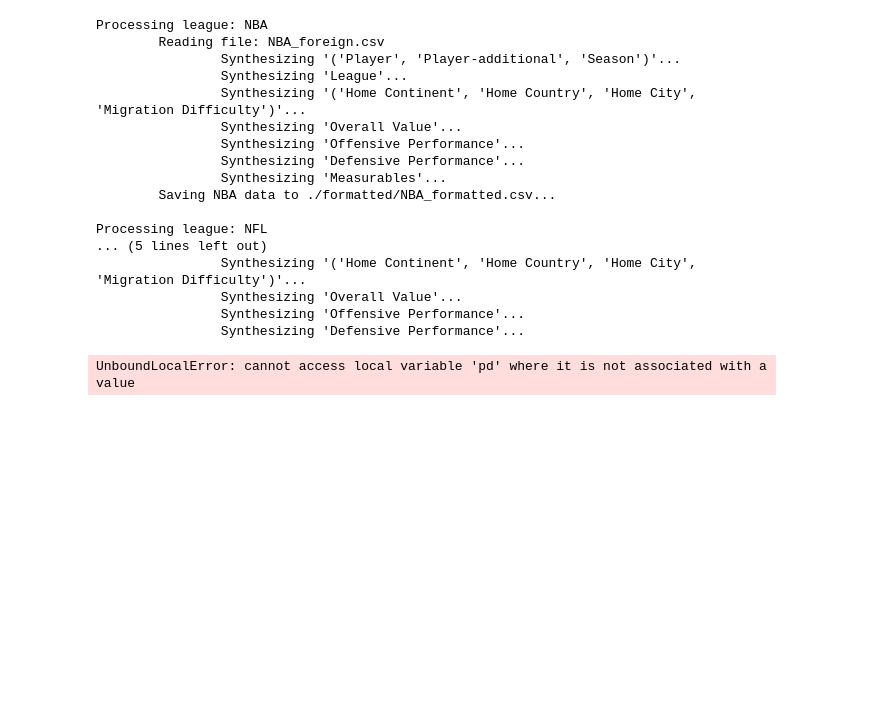
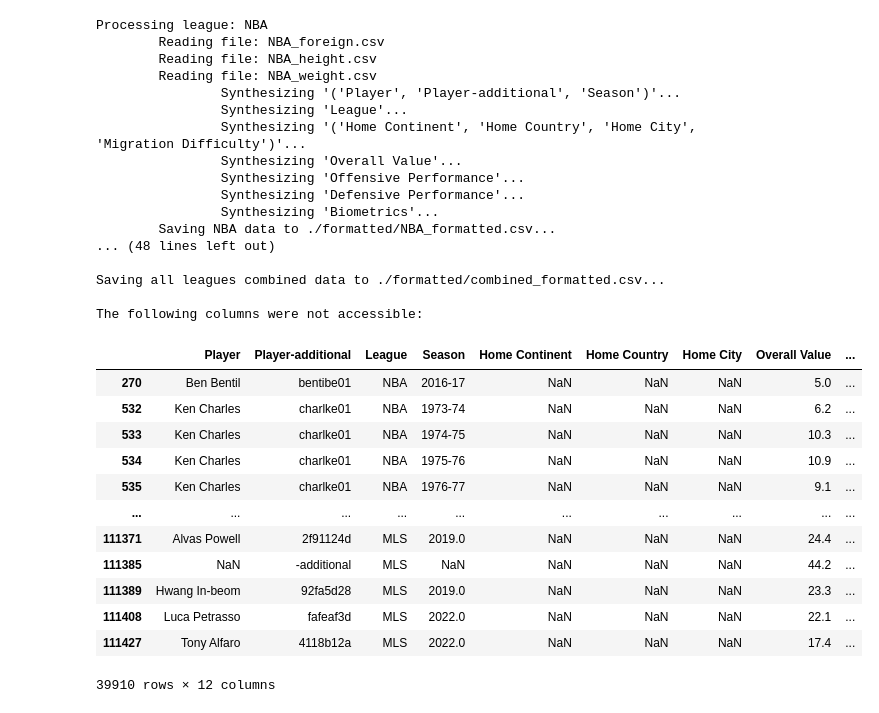
Before and after one commit to TB-DevAcc/non-american-in-us-sports-ranking, a Jupyter notebook: data_analysis/synthesize_columns.ipynb, the cells around one changed output. Cells and saved outputs as stored; diff of their text form; code cells hidden in the pictures; blank space fills up the shorter version.

```diff
--- a/data_analysis/synthesize_columns.ipynb
+++ b/data_analysis/synthesize_columns.ipynb
@@ -36,5 +53,7 @@ final_columns = ['Player', 'Player-additional', 'League', 'Season', 'Home Contin
 # %%
-inaccessable_columns = []
+inaccessable_columns = {
+    "Unknown": set(),
+    }
 
 def get_row_value(row, column_name: str, type_=str):
     try:
@@ -47,7 +66,7 @@ def get_row_value(row, column_name: str, type_=str):
             except ValueError:
                 return np.nan
     except KeyError:
-        inaccessable_columns.append(column_name)
+        inaccessable_columns["Unknown"].add(column_name)
         return np.nan
     except AttributeError as e:
         print(f"AttributeError accessing row[{column_name}]: {str(e)}, with row {row}")
@@ -549,9 +568,9 @@ def extract_offensive_performance_mlb(row):
 
 
 def extract_offensive_performance_mls(row):
-    g = get_row_value(row, 'G', float)
-    goals = get_row_value(row, 'G', int)
-    assists = get_row_value(row, 'A', int)
+    g = get_row_value(row, 'MP', float)
+    goals = get_row_value(row, 'Gls', int)
+    assists = get_row_value(row, 'Ast', int)
     if pd.isna(g) or g == 0:
         return np.nan
     if pd.isna(goals):
@@ -950,6 +980,9 @@ def adaptive_merge(dataframes):
     if broadcast_col in merged_df.columns:
       merged_df[broadcast_col] = merged_df.groupby('Player-additional')[broadcast_col].transform(lambda x: x.fillna(method='ffill').fillna(method='bfill'))
 
+  merged_df.drop_duplicates(inplace=True)
+  merged_df.reset_index(drop=True, inplace=True)
+
   return merged_df
 # %%
 # Ensure the output directory exists
@@ -973,10 +1006,13 @@ for league, filenames in files.items():
     dataframes = []
     for filename in filenames:
         print(f"\tReading file: {filename}")
-        df = pd.read_csv(filename)
+        df = pd.read_csv(filename, low_memory=False)
         dataframes.append(df)
 
-    df_merged = adaptive_merge(dataframes) # Contains all columns of all dataframes for one league
+    if len(dataframes) > 1:
+        df_merged = adaptive_merge(dataframes) # Contains all columns of all dataframes for one league
+    else:
+        df_merged = dataframes[0]
 
     # Process the merged DataFrame with the functions defined for the league
     df_temp = pd.DataFrame() # Only contains processed columns, e.g., Offensive Performance, not all final_columns
@@ -994,8 +1030,18 @@ for league, filenames in files.items():
 
     # Select specific columns to save and handle missing columns gracefully
     df_final = df_final.reindex(columns=final_columns)  # Reindex to ensure all desired columns are present
+    # df_final.reset_index(drop=True, inplace=True)
     df_final = df_final.fillna(np.nan)  # Fill NA values
     df_final = df_final.infer_objects()  # Infer data types to ensure consistent type handling
+    df_final = df_final.dropna(how='all')  # Drop rows with all NA values
+
+    # Save inaccesible columns with league information and then clear unknown for next league
+    inaccessable_columns[league], inaccessable_columns["Unknown"] = inaccessable_columns["Unknown"].copy(), set()
+
+    # Applying the dtype mapping to the DataFrame
+    for column, dtype in final_columns_dtype_mapping.items():
+        if column in df_final.columns:
+            df_final[column] = df_final[column].astype(dtype)
 
     # Save to a new CSV file for the entire league
     print(f"\tSaving {league} data to {output_path}...")
@@ -1010,23 +1056,41 @@ combined_output_path = os.path.join(output_directory, "combined_formatted.csv")
 print(f"Saving all leagues combined data to {combined_output_path}...")
 combined_df.to_csv(combined_output_path, index=False)
 
-print(f"\nThe following columns were not accessible:\n{inaccessable_columns}")
+print(f"\nThe following columns were not accessible:")
+for league, cols in inaccessable_columns.items():
+    if cols:
+        print(f"{league}:", cols)
 # %% [output]
 Processing league: NBA
         Reading file: NBA_foreign.csv
+        Reading file: NBA_height.csv
+        Reading file: NBA_weight.csv
                 Synthesizing '('Player', 'Player-additional', 'Season')'...
                 Synthesizing 'League'...
                 Synthesizing '('Home Continent', 'Home Country', 'Home City', 'Migration Difficulty')'...
                 Synthesizing 'Overall Value'...
                 Synthesizing 'Offensive Performance'...
                 Synthesizing 'Defensive Performance'...
-                Synthesizing 'Measurables'...
+                Synthesizing 'Biometrics'...
         Saving NBA data to ./formatted/NBA_formatted.csv...
+... (48 lines left out)
 
-Processing league: NFL
-... (5 lines left out)
-                Synthesizing '('Home Continent', 'Home Country', 'Home City', 'Migration Difficulty')'...
-                Synthesizing 'Overall Value'...
-                Synthesizing 'Offensive Performance'...
-                Synthesizing 'Defensive Performance'...
+Saving all leagues combined data to ./formatted/combined_formatted.csv...
+
+The following columns were not accessible:
-UnboundLocalError: cannot access local variable 'pd' where it is not associated with a value
+# %%
+combined_df[combined_df.isna().any(axis=1)]
+# %% [output]
+|  | Player | Player-additional | League | Season | Home Continent | Home Country | Home City | Overall Value | ... |
+| 270 | Ben Bentil | bentibe01 | NBA | 2016-17 | NaN | NaN | NaN | 5.0 | ... |
+| 532 | Ken Charles | charlke01 | NBA | 1973-74 | NaN | NaN | NaN | 6.2 | ... |
+| 533 | Ken Charles | charlke01 | NBA | 1974-75 | NaN | NaN | NaN | 10.3 | ... |
+| 534 | Ken Charles | charlke01 | NBA | 1975-76 | NaN | NaN | NaN | 10.9 | ... |
+| 535 | Ken Charles | charlke01 | NBA | 1976-77 | NaN | NaN | NaN | 9.1 | ... |
+| ... | ... | ... | ... | ... | ... | ... | ... | ... | ... |
+| 111371 | Alvas Powell | 2f91124d | MLS | 2019.0 | NaN | NaN | NaN | 24.4 | ... |
+| 111385 | NaN | -additional | MLS | NaN | NaN | NaN | NaN | 44.2 | ... |
+| 111389 | Hwang In-beom | 92fa5d28 | MLS | 2019.0 | NaN | NaN | NaN | 23.3 | ... |
+| 111408 | Luca Petrasso | fafeaf3d | MLS | 2022.0 | NaN | NaN | NaN | 22.1 | ... |
+| 111427 | Tony Alfaro | 4118b12a | MLS | 2022.0 | NaN | NaN | NaN | 17.4 | ... |
+39910 rows × 12 columns
```
Also changed, not shown: parts of 4 cells of this notebook, 58 other files.
